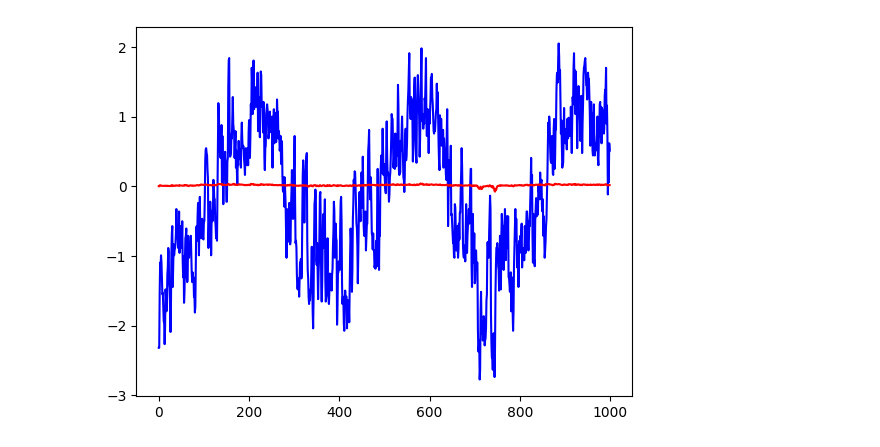
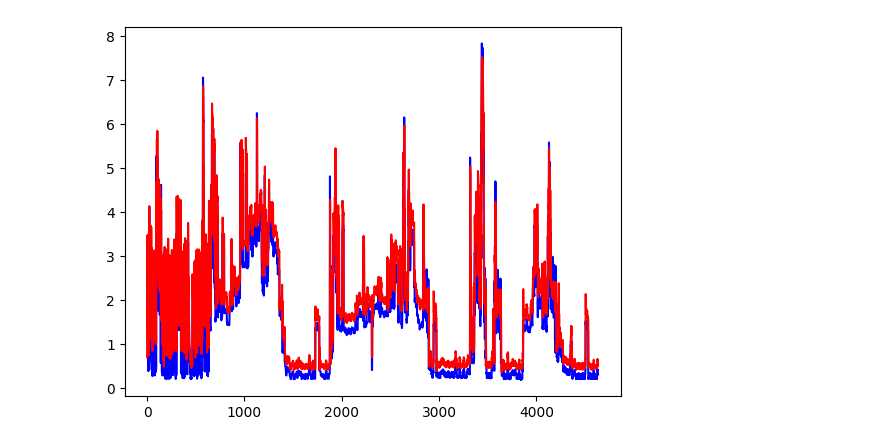
Before and after one commit to rosilde00/TimeSeriesUnivariate, a Jupyter notebook: timeseries_multivariate/main.ipynb, the cells around one changed output. Drawn from its saved outputs; the diff is of its cells as text; code cells hidden in the pictures.

```diff
--- a/timeseries_multivariate/main.ipynb
+++ b/timeseries_multivariate/main.ipynb
@@ -9,24 +9,24 @@ import time
 import numpy as np
 from matplotlib import pyplot as plt
 # %%
-data = pd.read_csv('.\\data\\london_weather.csv')
+data = pd.read_csv('.\\data\\household_power_consumption.csv')
+data = data.iloc[0:7000]
 data = d.dataset_preproc(data)
-
 batch_size = 64
 epochs = 30
-model = n.create_model(len(data.columns))
+lr= 1e-3
+model = n.create_model(len(data.columns), 50)
 early_stop = n.EarlyStopping(5, 0.01)
-window_size = 365
+window_size = 100
 
 train, val = d.get_dataset(data, batch_size, window_size)
-
-min_mse = 100000000000000
-min_mae = 100000000000000
+min_mse = None
+min_mae = None
 for epoch in range(epochs):
     print(f'------------Epoca numero {epoch+1}-------------')
-    n.train_loop(model, train, batch_size)
+    n.train_loop(model, train, batch_size, lr)
     mse, mae= n.validation_loop(model, val)
-    if min_mse > mse:
+    if min_mse is None or min_mse > mse:
         model_sc = torch.jit.script(model)
         time.sleep(1)
         model_sc.save('.\\weights.pt')
@@ -36,22 +36,23 @@ for epoch in range(epochs):
         break
 
 
-print(f'Metriche sul validation finali:\nMSE: {min_mse} - MAE: {min_mae}')
+print(f'\n\nMetriche sul validation finali:\nMSE: {min_mse} - MAE: {min_mae}')
 # %%
-data = pd.read_csv('.\\data\\london_weather.csv')
+data = pd.read_csv('.\\data\\household_power_consumption.csv')
 data = d.dataset_preproc(data)
+data = data.iloc[0:5000]
 dataset = d.get_ordered_dataset(data, 365, 64)
 
 model = torch.load('.\\weights.pt')
 
 targets = np.array([])
 for _,y in dataset:
     targets = np.append(targets, y)
 
 predictions = n.test_loop(model, dataset)
 
-plt.plot(targets[0:1000], c='b')
-plt.plot(predictions[0:1000], c='r')
+plt.plot(targets, c='b')
+plt.plot(predictions, c='r')
 plt.show()
 # %% [output]
-[figure, old version]
+[figure, new version]
```
Also changed, not shown: 9 other files.
